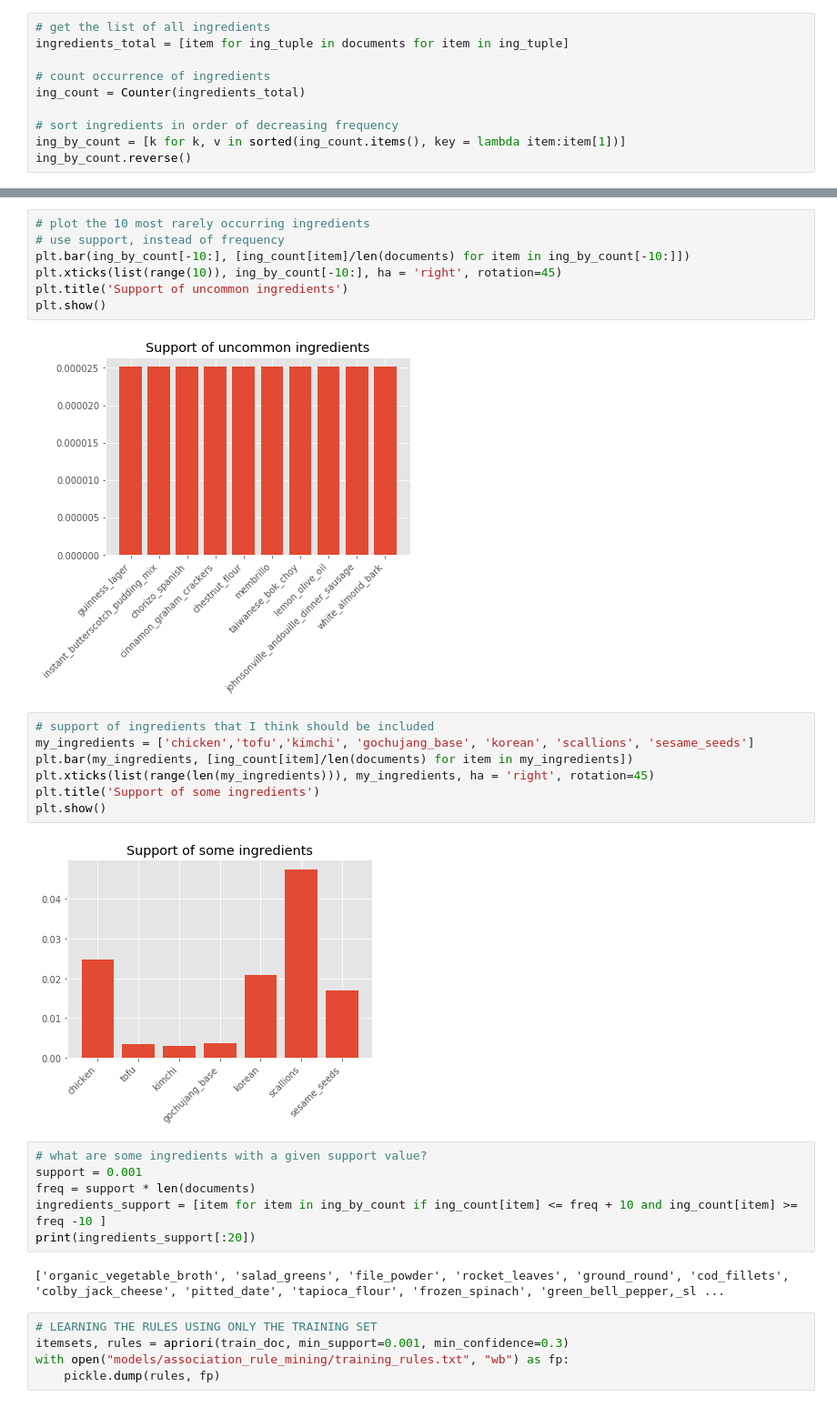
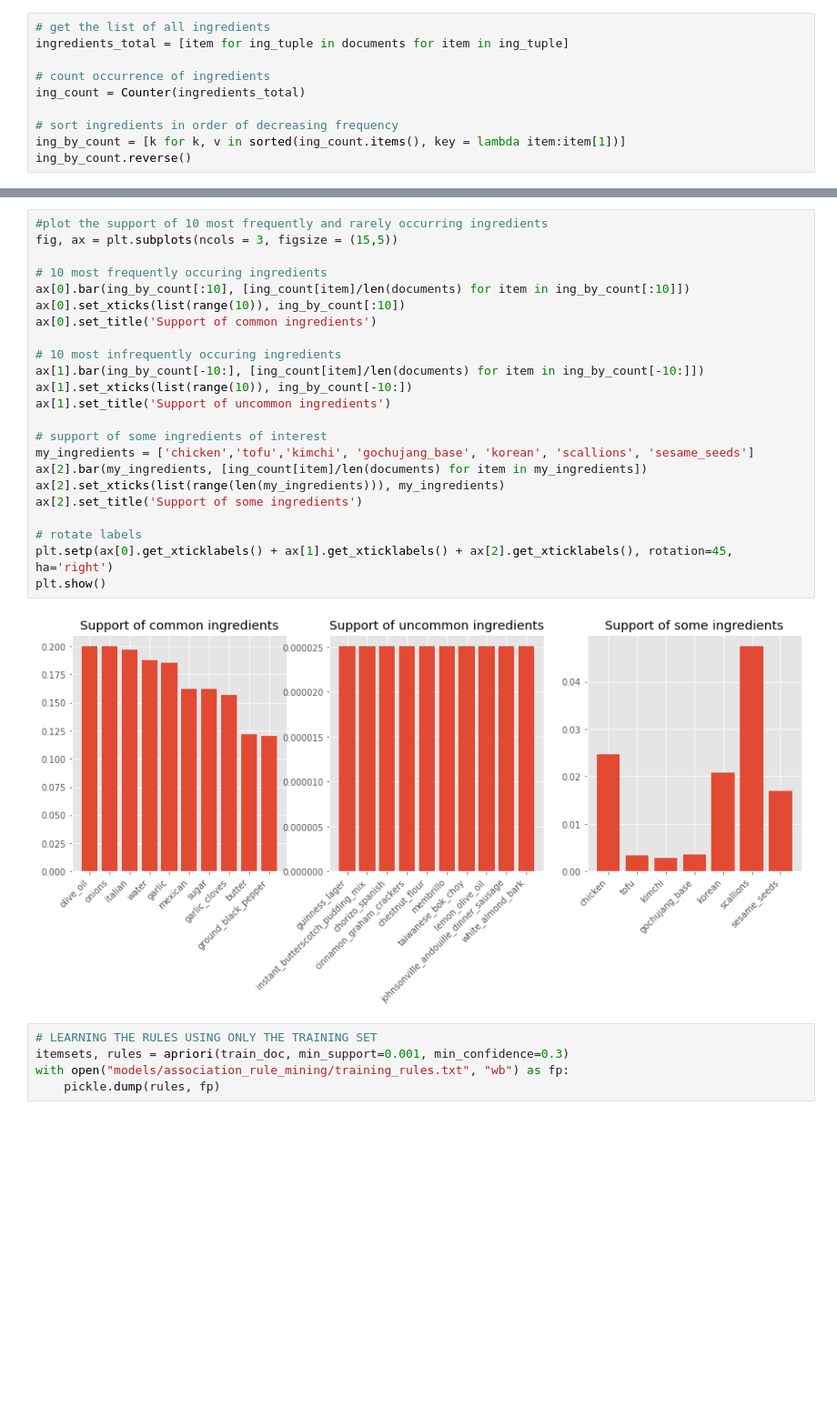
Before and after one commit to irishryoon/recipes, a Jupyter notebook: ingredients_recommendation.ipynb, the cells around one changed output, grey strips where cells are left out. Shown at 91% size. Cells and saved outputs as stored; diff of their text form; blank space fills up the shorter version.

Commit message:
figures edited

```diff
--- a/ingredients_recommendation.ipynb
+++ b/ingredients_recommendation.ipynb
@@ -1661,29 +1653,28 @@ plt.show()
-# %%
-# plot the 10 most rarely occurring ingredients
-# use support, instead of frequency
-plt.bar(ing_by_count[-10:], [ing_count[item]/len(documents) for item in ing_by_count[-10:]])
-plt.xticks(list(range(10)), ing_by_count[-10:], ha = 'right', rotation=45)
-plt.title('Support of uncommon ingredients')
-plt.show()
-# %% [output]
-[figure, removed]
-# %%
-# support of ingredients that I think should be included
-my_ingredients = ['chicken','tofu','kimchi', 'gochujang_base', 'korean', 'scallions', 'sesame_seeds']
-plt.bar(my_ingredients, [ing_count[item]/len(documents) for item in my_ingredients])
-plt.xticks(list(range(len(my_ingredients))), my_ingredients, ha = 'right', rotation=45)
-plt.title('Support of some ingredients')
-plt.show()
-# %% [output]
-[figure, removed]
-# %%
-# what are some ingredients with a given support value?
-support = 0.001
-freq = support * len(documents)
-ingredients_support = [item for item in ing_by_count if ing_count[item] <= freq + 10 and ing_count[item] >= freq -10 ]
-print(ingredients_support[:20])
-# %% [output]
-['organic_vegetable_broth', 'salad_greens', 'file_powder', 'rocket_leaves', 'ground_round', 'cod_fillets', 'colby_jack_cheese', 'pitted_date', 'tapioca_flour', 'frozen_spinach', 'green_bell_pepper,_sl ...
+# %%
+#plot the support of 10 most frequently and rarely occurring ingredients
+fig, ax = plt.subplots(ncols = 3, figsize = (15,5))
+
+# 10 most frequently occuring ingredients
+ax[0].bar(ing_by_count[:10], [ing_count[item]/len(documents) for item in ing_by_count[:10]])
+ax[0].set_xticks(list(range(10)), ing_by_count[:10])
+ax[0].set_title('Support of common ingredients')
+
+# 10 most infrequently occuring ingredients
+ax[1].bar(ing_by_count[-10:], [ing_count[item]/len(documents) for item in ing_by_count[-10:]])
+ax[1].set_xticks(list(range(10)), ing_by_count[-10:])
+ax[1].set_title('Support of uncommon ingredients')
+
+# support of some ingredients of interest
+my_ingredients = ['chicken','tofu','kimchi', 'gochujang_base', 'korean', 'scallions', 'sesame_seeds']
+ax[2].bar(my_ingredients, [ing_count[item]/len(documents) for item in my_ingredients])
+ax[2].set_xticks(list(range(len(my_ingredients))), my_ingredients)
+ax[2].set_title('Support of some ingredients')
+
+# rotate labels
+plt.setp(ax[0].get_xticklabels() + ax[1].get_xticklabels() + ax[2].get_xticklabels(), rotation=45, ha='right')
+plt.show()
+# %% [output]
+[figure, added]
 # %%
 # LEARNING THE RULES USING ONLY THE TRAINING SET
 itemsets, rules = apriori(train_doc, min_support=0.001, min_confidence=0.3)
```
Also changed, not shown: parts of 1 cell of this notebook.
